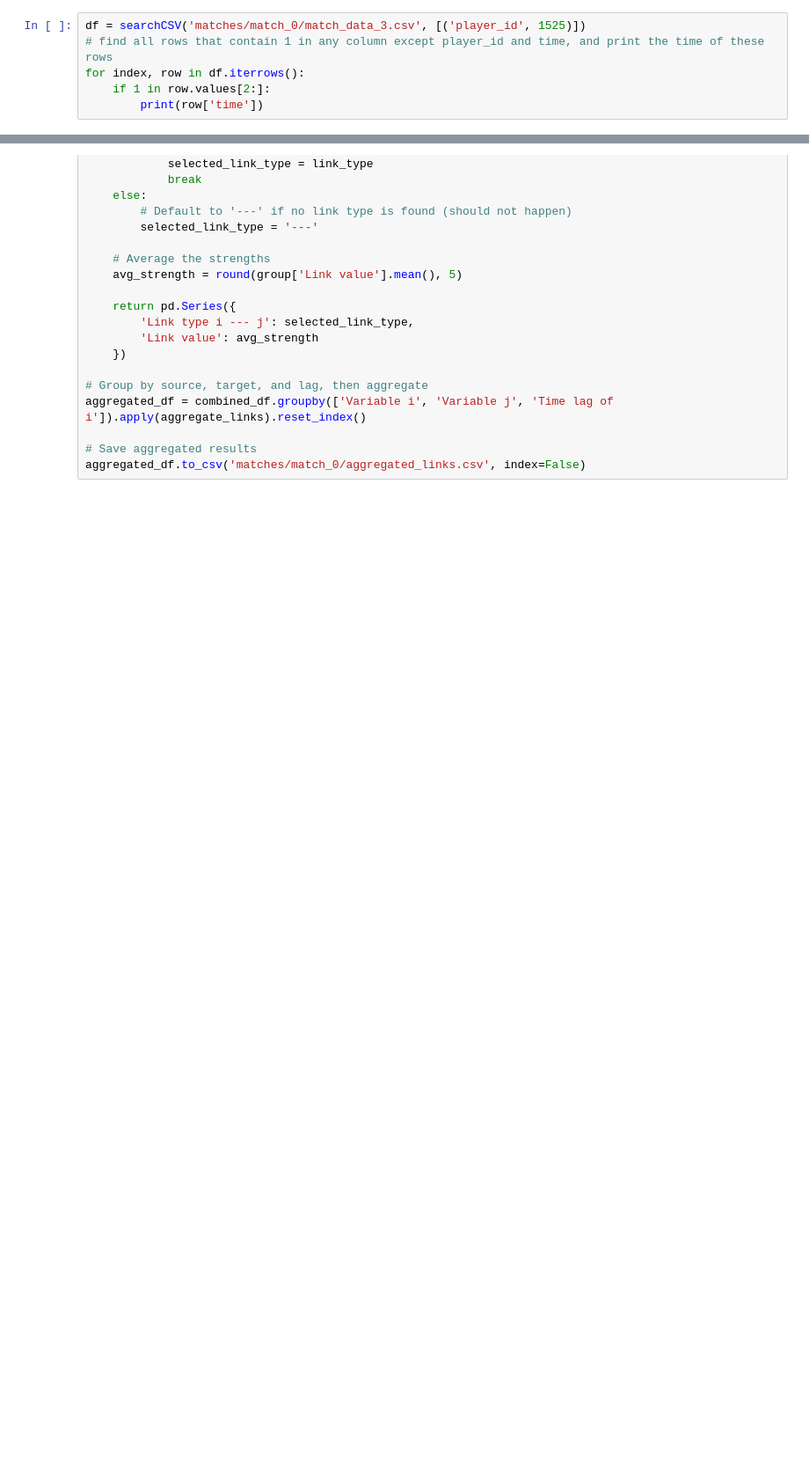
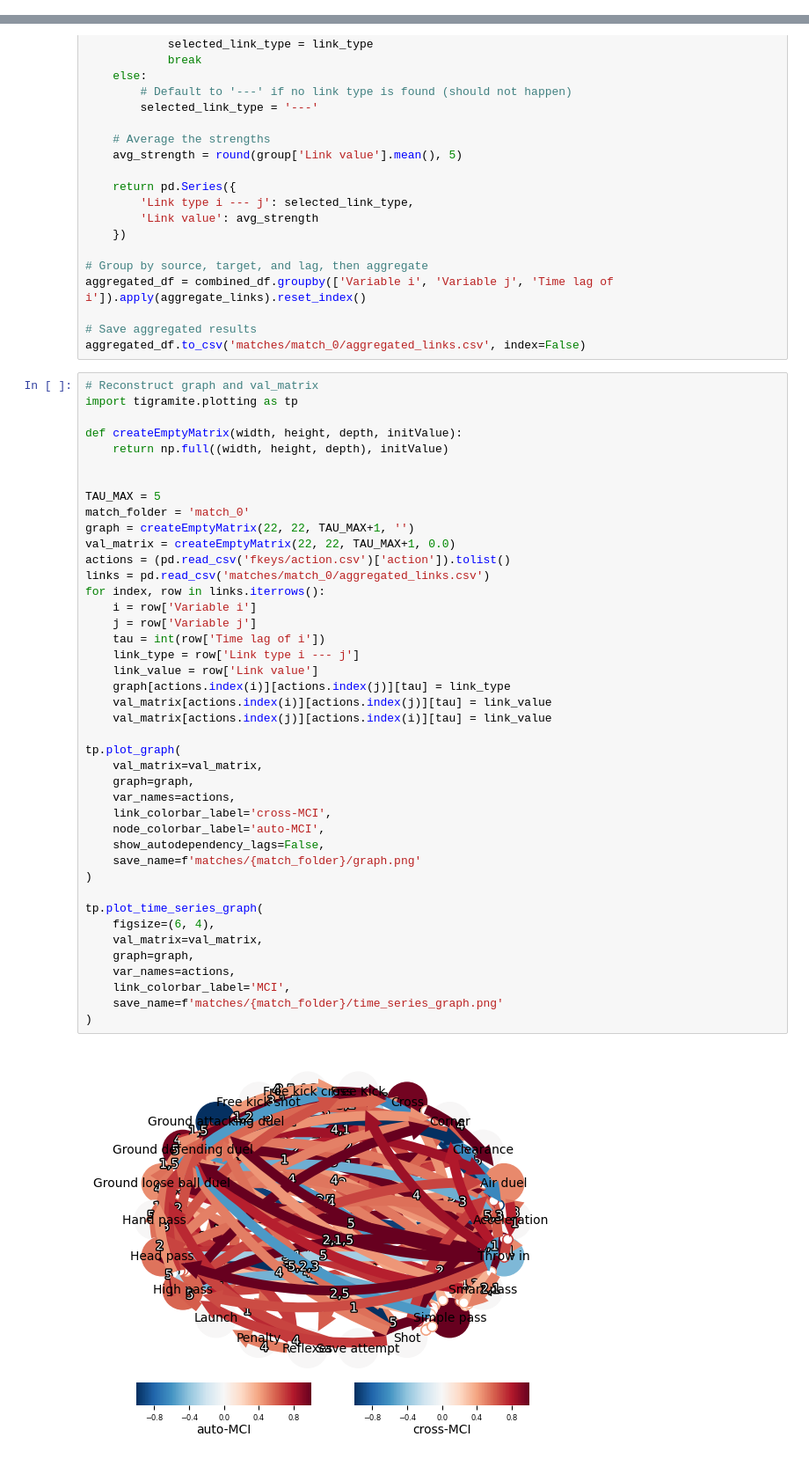
Before and after one commit to Eason-Jin/AI-in-Sports, a Jupyter notebook: Football/causal.ipynb, the cells around one changed output, grey strips where cells are left out. Shown: that part at 88% size. Drawn from its saved outputs; the diff is of its cells as text; blank space fills up the shorter version.

Commit message:
aggregate links and graphs

```diff
--- a/Football/causal.ipynb
+++ b/Football/causal.ipynb
@@ -108,9 +108,3 @@ for player_id in player_ids:
         temp_df.loc[temp_df['time'] == time, action_df['action'][action]] = 1
     new_df = pd.concat([new_df, temp_df], ignore_index=True)
 new_df.to_csv('matches/match_0/match_data_3.csv', index=False)
-# %%
-df = searchCSV('matches/match_0/match_data_3.csv', [('player_id', 1525)])
-# find all rows that contain 1 in any column except player_id and time, and print the time of these rows
-for index, row in df.iterrows():
-    if 1 in row.values[2:]:
-        print(row['time'])
@@ -178,3 +154,47 @@ aggregated_df = combined_df.groupby(['Variable i', 'Variable j', 'Time lag of i'
 
 # Save aggregated results
 aggregated_df.to_csv('matches/match_0/aggregated_links.csv', index=False)
+# %%
+# Reconstruct graph and val_matrix
+import tigramite.plotting as tp
+
+def createEmptyMatrix(width, height, depth, initValue):
+    return np.full((width, height, depth), initValue)
+
+
+TAU_MAX = 5
+match_folder = 'match_0'
+graph = createEmptyMatrix(22, 22, TAU_MAX+1, '')
+val_matrix = createEmptyMatrix(22, 22, TAU_MAX+1, 0.0)
+actions = (pd.read_csv('fkeys/action.csv')['action']).tolist()
+links = pd.read_csv('matches/match_0/aggregated_links.csv')
+for index, row in links.iterrows():
+    i = row['Variable i']
+    j = row['Variable j']
+    tau = int(row['Time lag of i'])
+    link_type = row['Link type i --- j']
+    link_value = row['Link value']
+    graph[actions.index(i)][actions.index(j)][tau] = link_type
+    val_matrix[actions.index(i)][actions.index(j)][tau] = link_value
+    val_matrix[actions.index(j)][actions.index(i)][tau] = link_value
+
+tp.plot_graph(
+    val_matrix=val_matrix,
+    graph=graph,
+    var_names=actions,
+    link_colorbar_label='cross-MCI',
+    node_colorbar_label='auto-MCI',
+    show_autodependency_lags=False,
+    save_name=f'matches/{match_folder}/graph.png'
+)
+
+tp.plot_time_series_graph(
+    figsize=(6, 4),
+    val_matrix=val_matrix,
+    graph=graph,
+    var_names=actions,
+    link_colorbar_label='MCI',
+    save_name=f'matches/{match_folder}/time_series_graph.png'
+)
+# %% [output]
+[figure, added]
```
Also changed, not shown: parts of 2 cells of this notebook, 5 other files.
